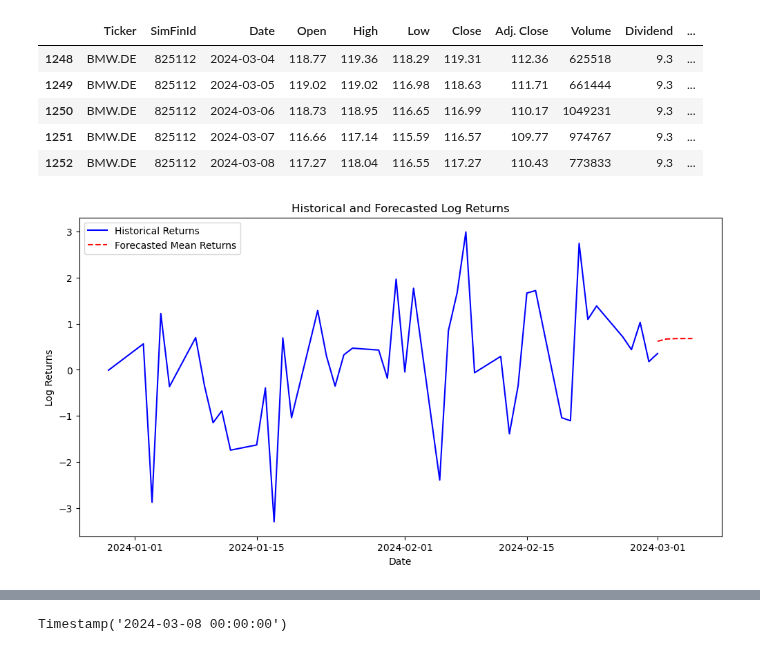
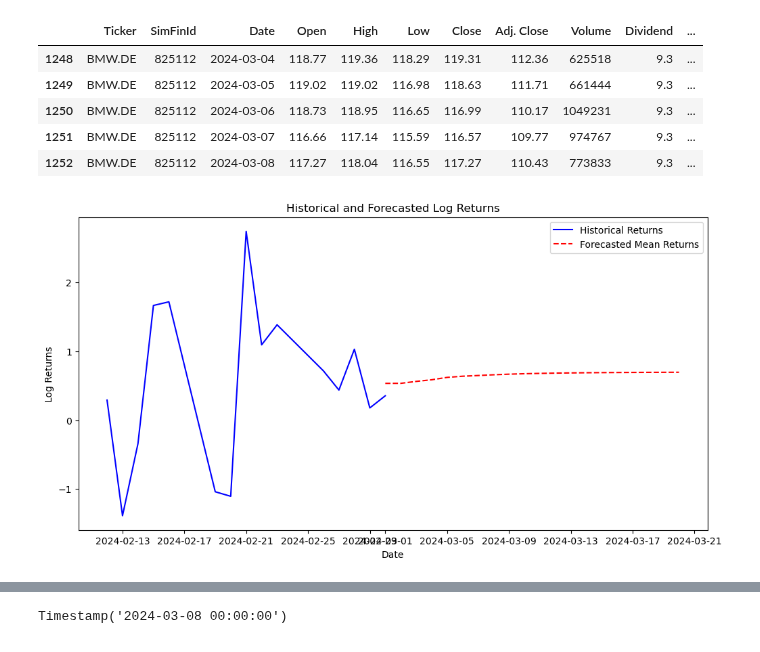
Before and after one commit to lucaluisadjei/pythongermanstocks, a Jupyter notebook: etl_v2.ipynb, the cells around one changed output, grey strips where cells are left out. Cells and saved outputs as stored; diff of their text form; code cells hidden in the pictures.

```diff
--- a/etl_v2.ipynb
+++ b/etl_v2.ipynb
@@ -323,6 +321,6 @@ print(f"✅ Best (p, q): {best_pq} with AIC: {best_aic}")
 # %%
 ##make an arch model
-arch_bmw_model= arch_model(training_data['log_returns'],mean='AR',lags=2,vol='ARCH',p=1,q=1,dist='t').fit(disp='off')
+arch_bmw_model= arch_model(training_data['log_returns'],mean='AR',lags=2,vol='ARCH',p=5,q=1,dist='t').fit(disp='off')
 print(arch_bmw_model.summary())
 # %% [output]
                               AR - ARCH Model Results
@@ -360,7 +358,7 @@ plot_acf(rsquared)
 # %%
 ##make a forecast
 
-forecast= arch_bmw_model.forecast(horizon=5)
+forecast= arch_bmw_model.forecast(horizon=20)
 forecast_v=np.sqrt(forecast.variance.iloc[-1])
 
 # ⚠️ Fix Scaling Issue: Use Mean Absolute Deviation (MAD) Instead of STD
@@ -374,11 +372,10 @@ forecast_v *= scaling_factor
 # Print forecasted volatility values for verification
 print(forecast_v)
 
-forecast_dates = pd.date_range(training_data['Date'].iloc[-1], periods=5+1, freq="D")[1:]
+forecast_dates = pd.date_range(training_data['Date'].iloc[-1], periods=20+1, freq="D")[1:]
 forecast_dates
 
 forecasts_df=pd.DataFrame({'dates':forecast_dates,'forecast':forecast_v})
 forecasts_df['dates']=pd.to_datetime(forecasts_df['dates'])
 forecasts_df=forecasts_df.set_index(forecasts_df['dates'])
-forecasts_df
 # %% [output]
@@ -424,22 +443,22 @@ testing_data
 # %%
 # Ensure date columns are in datetime format
 bmw['Date'] = pd.to_datetime(bmw['Date'])
 forecasts_df.index = pd.to_datetime(forecasts_df.index)  # Ensure index is datetime
 
 # ✅ Corrected Plot Code
 plt.figure(figsize=(12, 6))
 
 # Plot historical log returns
-plt.plot(bmw['Date'].iloc[-50:-5], bmw["log_returns"].iloc[-50:-5], label="Historical Returns", color="blue")
+plt.plot(bmw['Date'].iloc[-20:-5], bmw["log_returns"].iloc[-20:-5], label="Historical Returns", color="blue")
 
 # Plot Forecasts (Fixed Variable Name)
 plt.plot(forecasts_df.index, forecasts_df['forecast'], label="Forecasted Mean Returns", color="red", linestyle="dashed")
 
 # Titles and Labels
 plt.title("Historical and Forecasted Log Returns")
 plt.xlabel("Date")
 plt.ylabel("Log Returns")
 plt.legend()
 plt.show()
 # %% [output]
-[figure, old version]
+[figure, new version]
```
Also changed, not shown: parts of 18 cells of this notebook.
